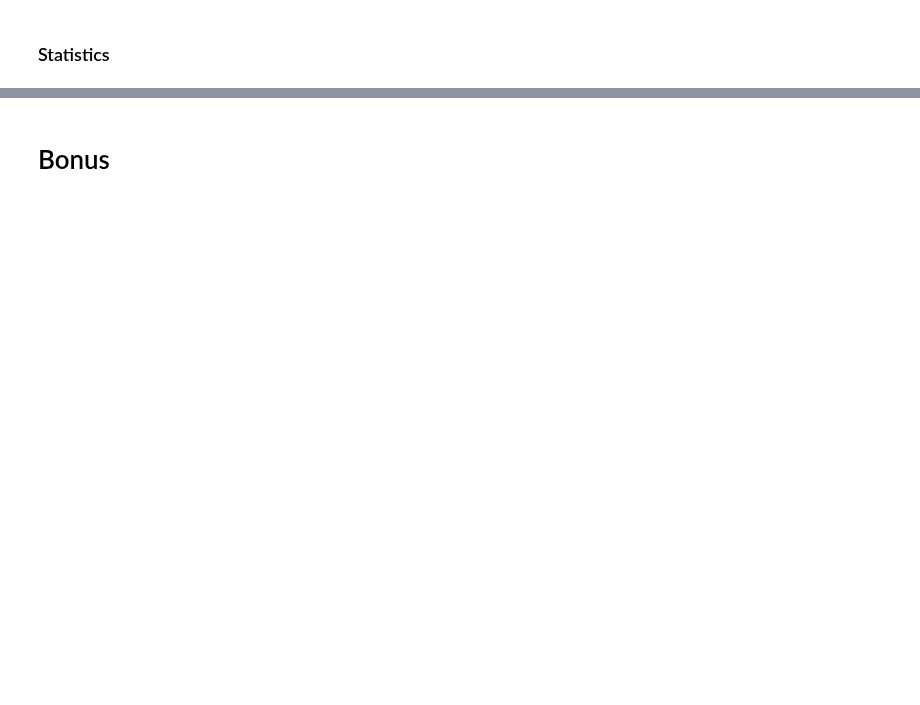
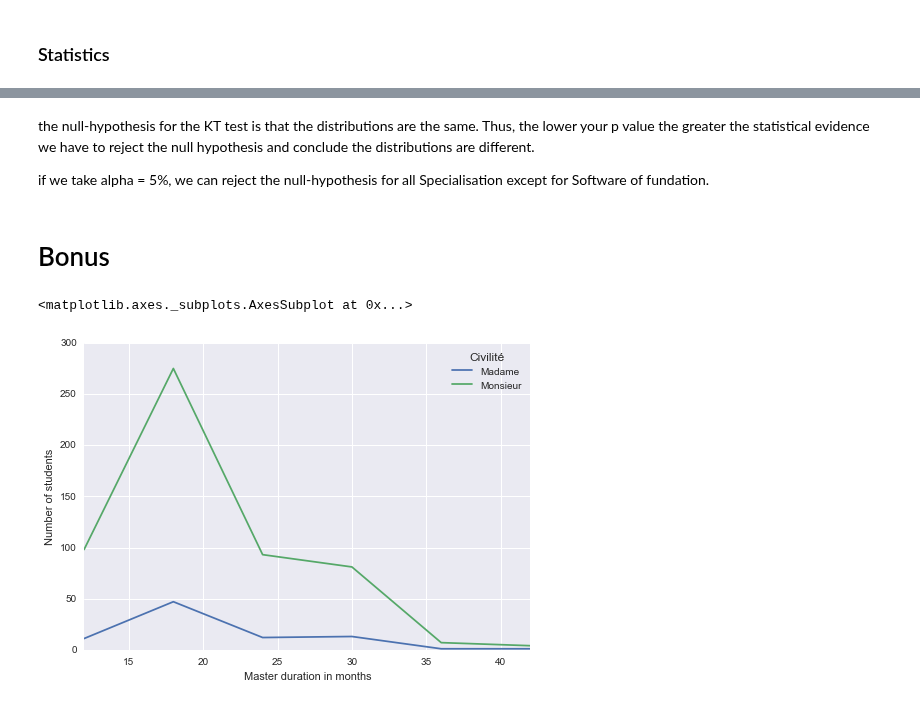
Before and after one commit to antitoine/ADAEPFL-Homework, a Jupyter notebook: 02 - Data from the Web/Solution.ipynb, the cells around one changed output, grey strips where cells are left out. Cells and saved outputs as stored; diff of their text form; code cells hidden in the pictures; blank space fills up the shorter version.

Commit message:
[Assignment2] Add comment K-test/T-test

```diff
--- a/02 - Data from the Web/Solution.ipynb
+++ b/02 - Data from the Web/Solution.ipynb
@@ -547,7 +786,16 @@ for speciality_name, speciality_serie in specialities_duration_series.items():
+# %% [markdown]
+the null-hypothesis for the KT test is that the distributions are the same.
+Thus, the lower your p value the greater the statistical evidence we have to reject the null hypothesis and
+conclude the distributions are different.
+
+if we take alpha = 5%, we can reject the null-hypothesis for all Specialisation except for Software of fundation.
 # %% [markdown]
 # Bonus
 # %%
-avg_duration_master_degree_by_sex = master_full_data.groupby(['Civilité', 'Durée master (mois)']).count()['Nom Prénom'].unstack(level=0).fillna(0).plot(kind='bar')
+avg_duration_master_degree_by_sex = master_full_data.groupby(['Civilité', 'Durée master (mois)']).count()['Nom Prénom'].unstack(level=0).fillna(0).plot()
 avg_duration_master_degree_by_sex.set_ylabel('Number of students')
 avg_duration_master_degree_by_sex.set_xlabel('Master duration in months')
 avg_duration_master_degree_by_sex
+# %% [output]
+<matplotlib.axes._subplots.AxesSubplot at 0x...>
+[figure, added]
```
Also changed, not shown: parts of 38 cells of this notebook.
